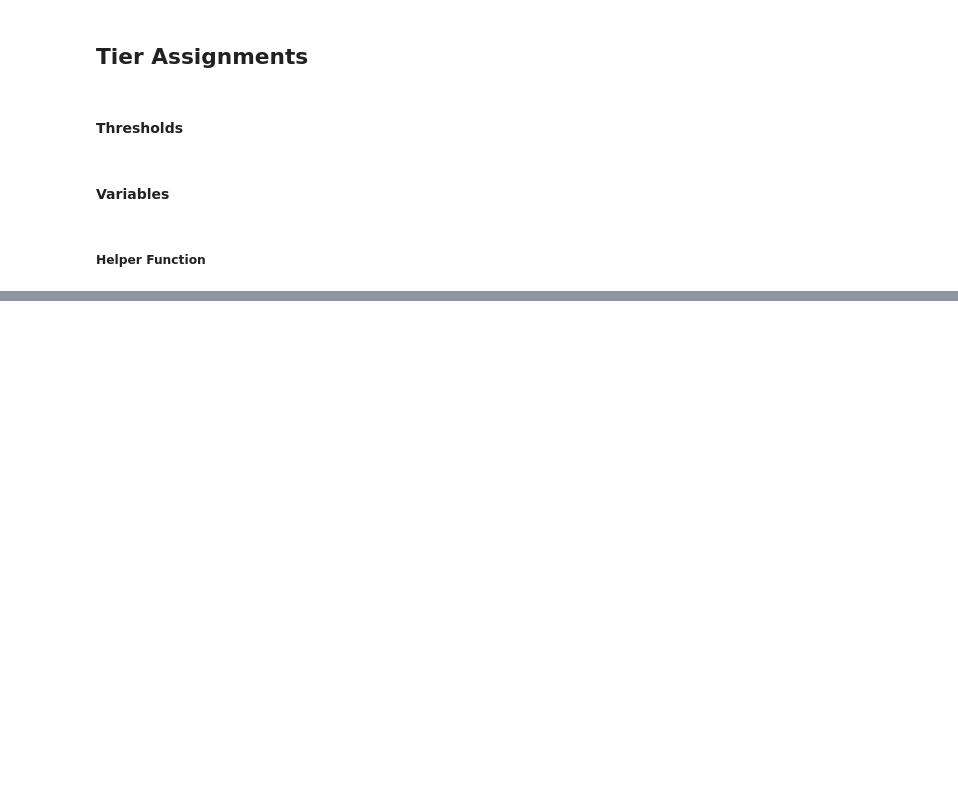
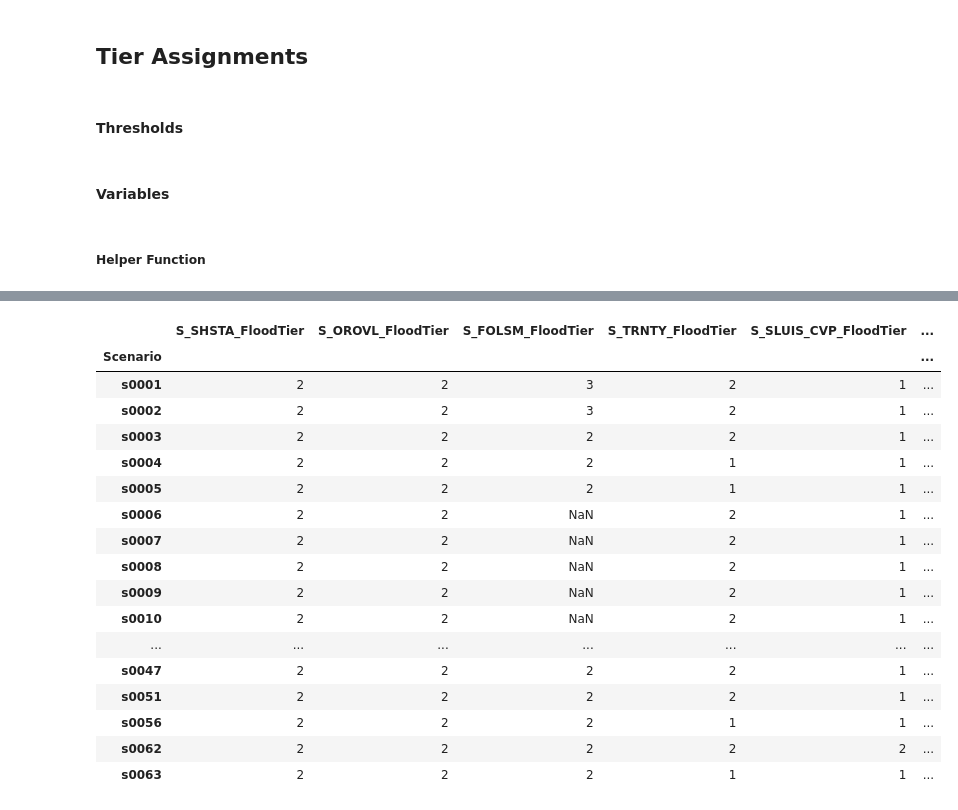
Before and after one commit to maramahmedd/coeqwal, a Jupyter notebook: notebooks/Tier_Assignment_FloodRisk.ipynb, the cells around one changed output, grey strips where cells are left out. Drawn from its saved outputs; the diff is of its cells as text; code cells hidden in the pictures; blank space fills up the shorter version.

```diff
--- a/notebooks/Tier_Assignment_FloodRisk.ipynb
+++ b/notebooks/Tier_Assignment_FloodRisk.ipynb
@@ -63,11 +86,13 @@ def classify_tier(prob, thresh1 = 0.10, thresh2 = 0.40):
 #FOLSOM is Nan for scenario 6 - 10 because it doesn't have level5D for sceanrio 6-10 "S_FOLSMLEVEL5DV"
 S_MLRTN_level5constant = 524
 
-prob_result_list = []
+probs_result_list = []
+tiers_result_list = []
 
 for scenario in dss_names:
     scenario_short = scenario[:5]
-    row_data = {"Scenario": scenario_short}
+    probs_row_data = {"Scenario": scenario_short}
+    tiers_row_data = {"Scenario": scenario_short}
 
     for var_s, var_lvl5D in zip(variables_storage, variables_floodpool):
         var1_name = f"{var_s}{scenario_short}"
@@ -80,13 +105,18 @@ for scenario in dss_names:
         gte_col = f"Prob_{var_s}GTE_{var_lvl5D}"
         tier_col = f"{var_s}FloodTier"
 
-        row_data[gte_col] = p_gte
-        row_data[tier_col] = classify_tier(p_gte, tier1_tier2_thresh, tier2_tier3_thresh)
+        probs_row_data[gte_col] = p_gte
+        tiers_row_data[tier_col] = classify_tier(p_gte, tier1_tier2_thresh, tier2_tier3_thresh)
 
-    prob_result_list.append(row_data)
+    probs_result_list.append(probs_row_data)
+    tiers_result_list.append(tiers_row_data)
 
 
-df_flow_probs = pd.DataFrame(prob_result_list)
+df_flow_probs = pd.DataFrame(probs_result_list)
 df_flow_probs.set_index("Scenario", inplace=True)
+df_tiers = pd.DataFrame(tiers_result_list)
+df_tiers.set_index("Scenario", inplace=True)
 
 display(df_flow_probs)
+display(df_tiers)
+# %% [output]
@@ -92,0 +141,18 @@ display(df_flow_probs)
+|  | S_SHSTA_FloodTier | S_OROVL_FloodTier | S_FOLSM_FloodTier | S_TRNTY_FloodTier | S_SLUIS_CVP_FloodTier | ... |
+| Scenario |  |  |  |  |  | ... |
+| s0001 | 2 | 2 | 3 | 2 | 1 | ... |
+| s0002 | 2 | 2 | 3 | 2 | 1 | ... |
+| s0003 | 2 | 2 | 2 | 2 | 1 | ... |
+| s0004 | 2 | 2 | 2 | 1 | 1 | ... |
+| s0005 | 2 | 2 | 2 | 1 | 1 | ... |
+| s0006 | 2 | 2 | NaN | 2 | 1 | ... |
+| s0007 | 2 | 2 | NaN | 2 | 1 | ... |
+| s0008 | 2 | 2 | NaN | 2 | 1 | ... |
+| s0009 | 2 | 2 | NaN | 2 | 1 | ... |
+| s0010 | 2 | 2 | NaN | 2 | 1 | ... |
+| ... | ... | ... | ... | ... | ... | ... |
+| s0047 | 2 | 2 | 2 | 2 | 1 | ... |
+| s0051 | 2 | 2 | 2 | 2 | 1 | ... |
+| s0056 | 2 | 2 | 2 | 1 | 1 | ... |
+| s0062 | 2 | 2 | 2 | 2 | 2 | ... |
+| s0063 | 2 | 2 | 2 | 1 | 1 | ... |
```
Also changed, not shown: parts of 6 cells of this notebook, 2 other files.
